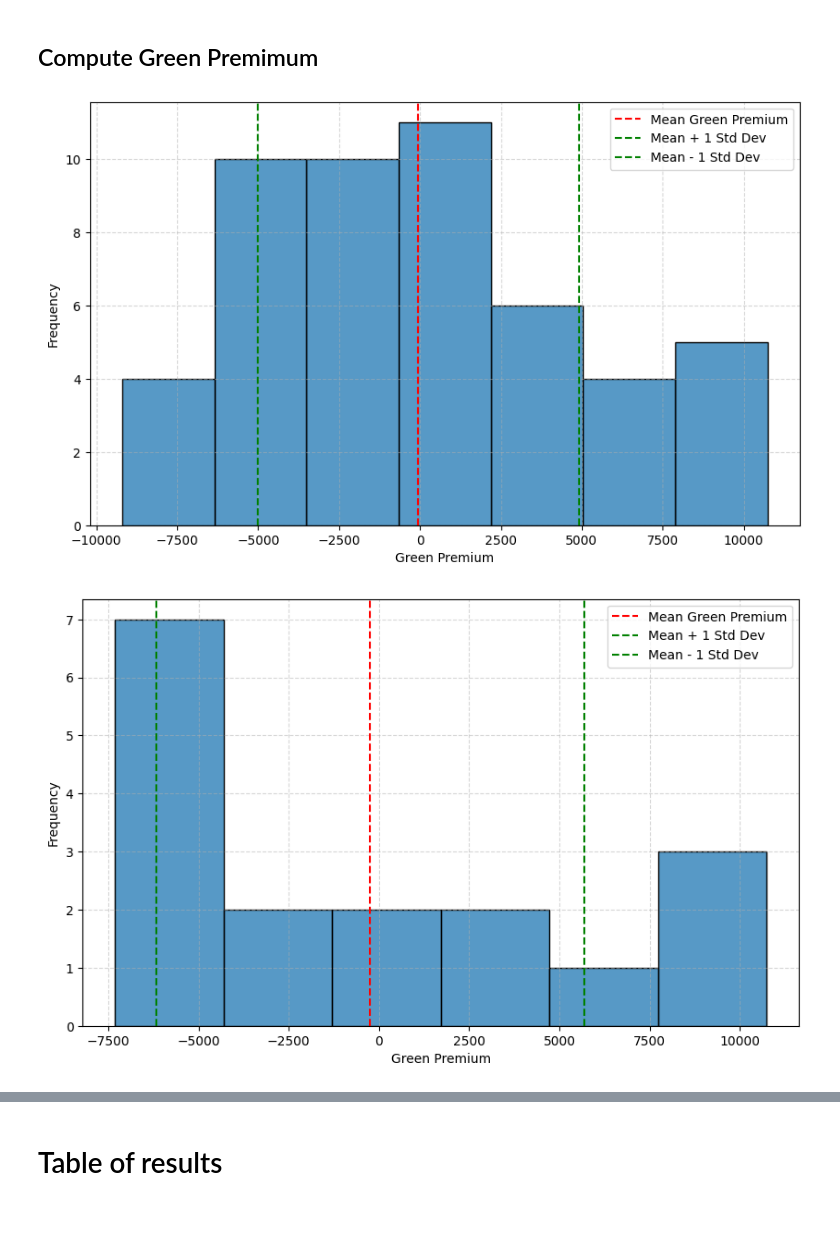
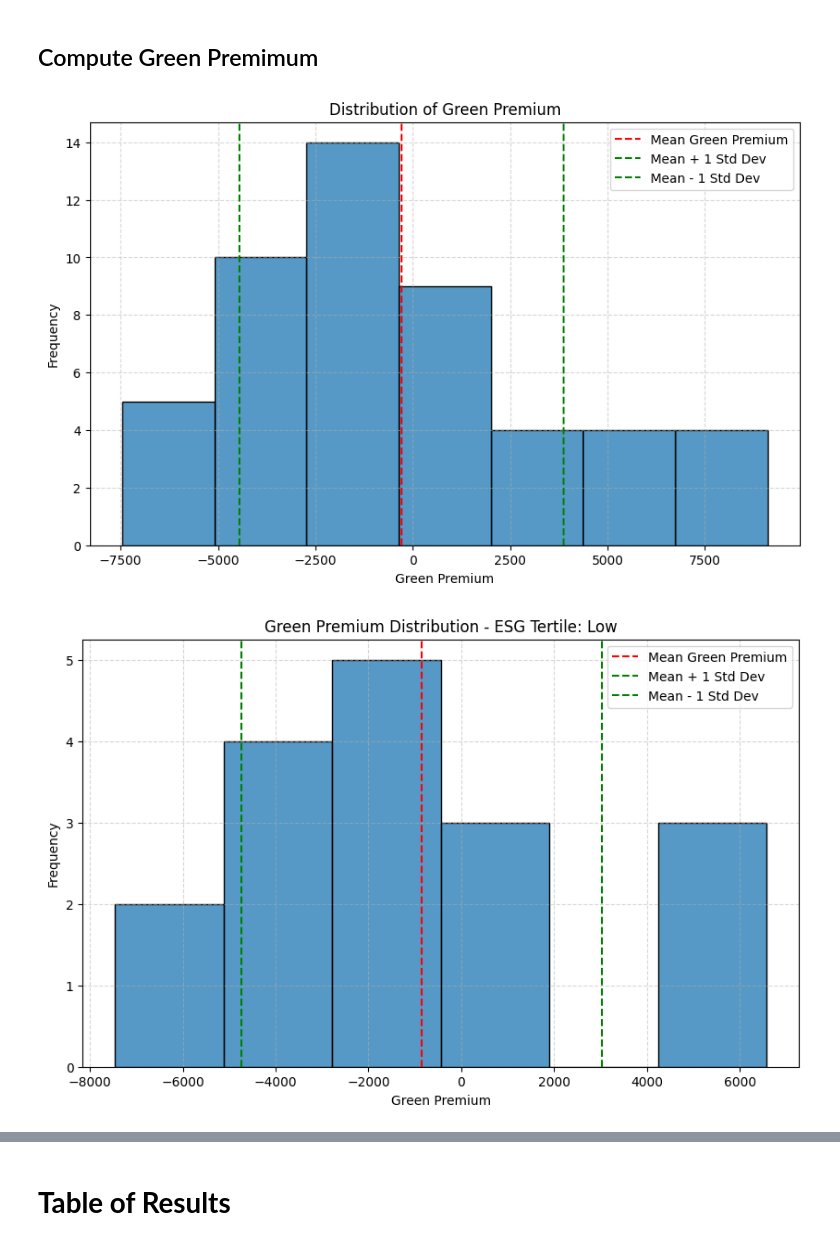
Before and after one commit to jacopo-raffaeli/eco-risk-alpha, a Jupyter notebook: notebooks/Eco_Risk_Alpha.ipynb, the cells around one changed output, grey strips where cells are left out. Drawn from its saved outputs; the diff is of its cells as text; code cells hidden in the pictures; blank space fills up the shorter version.

```diff
--- a/notebooks/Eco_Risk_Alpha.ipynb
+++ b/notebooks/Eco_Risk_Alpha.ipynb
@@ -111,3 +38,0 @@ np.random.seed(RANDOM_SEED)
-# %%
-LGD = 0.6
-RECOVERY = 1 - LGD
@@ -887,20 +829,6 @@ Interpolated Zero Rates:
 | 9 | 5.0 | 0.02250 |
 # %% [markdown]
 ## Compute CVA
-# %%
-def compute_cva(cds_spreads, discount_factors, expected_exposure, maturities, lgd=LGD):
-
-    cds_spreads = cds_spreads
-    cvas = []
-    for cds in cds_spreads:
-        cds = cds / 10000
-        hazard_rate = cds / lgd
-        survival_probs = np.exp(-hazard_rate * maturities)
-        survival_probs = np.concatenate([[1], survival_probs])
-        default_probs = survival_probs[:-1] - survival_probs[1:]
-        cva = np.sum(discount_factors * expected_exposure * default_probs * lgd)
-        cvas.append(cva)
-    return np.array(cvas)
 # %%
 # Common parameters
 maturities = zeros_df_clean['Maturity']
@@ -908,13 +836,28 @@ zero_rates = zeros_df_clean['Zero_Rate']
 discount_factors = np.exp(-zero_rates * maturities)
 expected_exposure = ee_df['EE']
 
+# Load cleaned companies data
+companies_df_clean = pd.read_csv(DATA_DIR / "cleaned_companies_data.csv")
+
+# Load best model
+from src.config import MODEL_DIR
+best_model = joblib.load(MODEL_DIR / "best_model.pkl")
+
+# Features and target
+X = companies_df_clean.drop(columns=['CDS_Spread_5Y'])
+X = pd.get_dummies(X, columns=['Sector', 'Region'], drop_first=True)
+X = X[best_model['features']]
+y = companies_df_clean['CDS_Spread_5Y']
+cv = LeaveOneOut()
+model = best_model['model']
+
 # Actual CVA
 CDS_actual = companies_df_clean['CDS_Spread_5Y']
-CVA_actual = compute_cva(CDS_actual, discount_factors, expected_exposure, maturities)
+CVA_actual = compute_cva(CDS_actual, discount_factors, expected_exposure, maturities, LGD)
 
 # Model implied CVA
-CDS_model = cross_val_predict(rand_search_backward.best_estimator_, X, y, cv=cv)
-CVA_model = compute_cva(CDS_model, discount_factors, expected_exposure, maturities)
+CDS_model = cross_val_predict(model, X, y, cv=cv)
+CVA_model = compute_cva(CDS_model, discount_factors, expected_exposure, maturities, LGD)
 
 # Plot CVAs
 plt.figure(figsize=(6,6))
@@ -933,34 +876,36 @@ plt.show()
 green_prem = CVA_actual - CVA_model
 plt.figure(figsize=(10, 6))
 sns.histplot(green_prem, kde=False)
 plt.axvline(green_prem.mean(), color='r', linestyle='--', label='Mean Green Premium') #
 plt.axvline(green_prem.mean() + green_prem.std(), color='g', linestyle='--', label='Mean + 1 Std Dev')
 plt.axvline(green_prem.mean() - green_prem.std(), color='g', linestyle='--', label='Mean - 1 Std Dev')
 plt.xlabel('Green Premium')
 plt.ylabel('Frequency')
+plt.title('Distribution of Green Premium')
 plt.legend()
 plt.grid(True, linestyle="--", alpha=0.5)
 plt.show()
 
 # ESG tertile bucket
 companies_df_clean['Green_Premium'] = green_prem
 companies_df_clean['ESG_tertile'] = pd.qcut(companies_df_clean['ESG_Score'], 3, labels=['Low', 'Medium', 'High'])
 
 # Calculate mean green premium by ESG tertile
-mean_green_premium_by_tertile = companies_df_clean.groupby('ESG_tertile')['Green_Premium'].mean()
+mean_green_premium_by_tertile = companies_df_clean.groupby('ESG_tertile', observed=False)['Green_Premium'].mean()
 
 # Plot green premimum distribution by ESG tertile
-for tertile, group in companies_df_clean.groupby('ESG_tertile'):
+for tertile, group in companies_df_clean.groupby('ESG_tertile', observed=False):
     plt.figure(figsize=(10, 6))
     sns.histplot(group['Green_Premium'], kde=False)
     plt.axvline(group['Green_Premium'].mean(), color='r', linestyle='--', label='Mean Green Premium')
     plt.axvline(group['Green_Premium'].mean() + group['Green_Premium'].std(), color='g', linestyle='--', label='Mean + 1 Std Dev')
     plt.axvline(group['Green_Premium'].mean() - group['Green_Premium'].std(), color='g', linestyle='--', label='Mean - 1 Std Dev')
     plt.xlabel('Green Premium')
     plt.ylabel('Frequency')
+    plt.title(f'Green Premium Distribution - ESG Tertile: {tertile}')
     plt.legend()
     plt.grid(True, linestyle="--", alpha=0.5)
     plt.show()
 # %% [output]
-[figure, old version]
+[figure, new version]
-[figure, old version]
+[figure, new version]
@@ -969,5 +914,5 @@ for tertile, group in companies_df_clean.groupby('ESG_tertile'):
 # %% [markdown]
-# Table of results
+# **Table of Results**
 # %%
 table = pd.DataFrame({
     "CDS_actual": CDS_actual,
```
Also changed, not shown: parts of 54 cells of this notebook.
